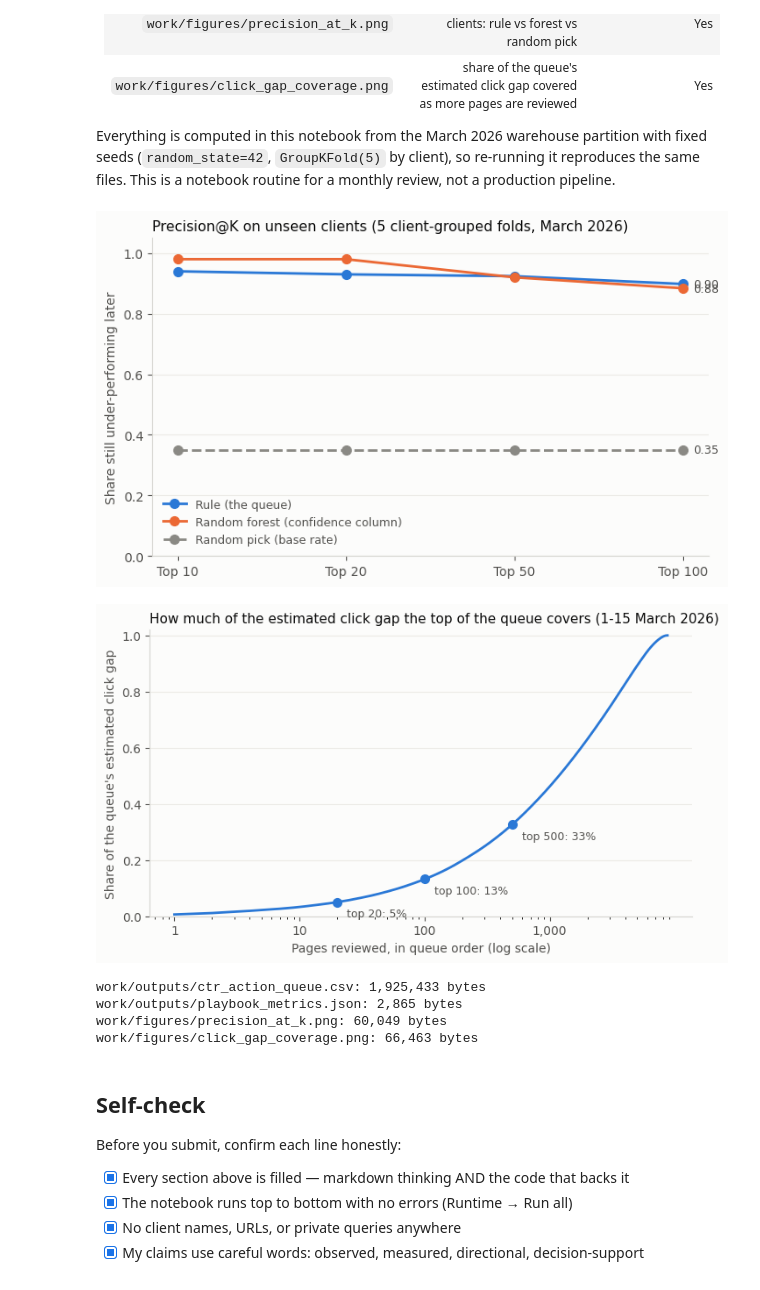
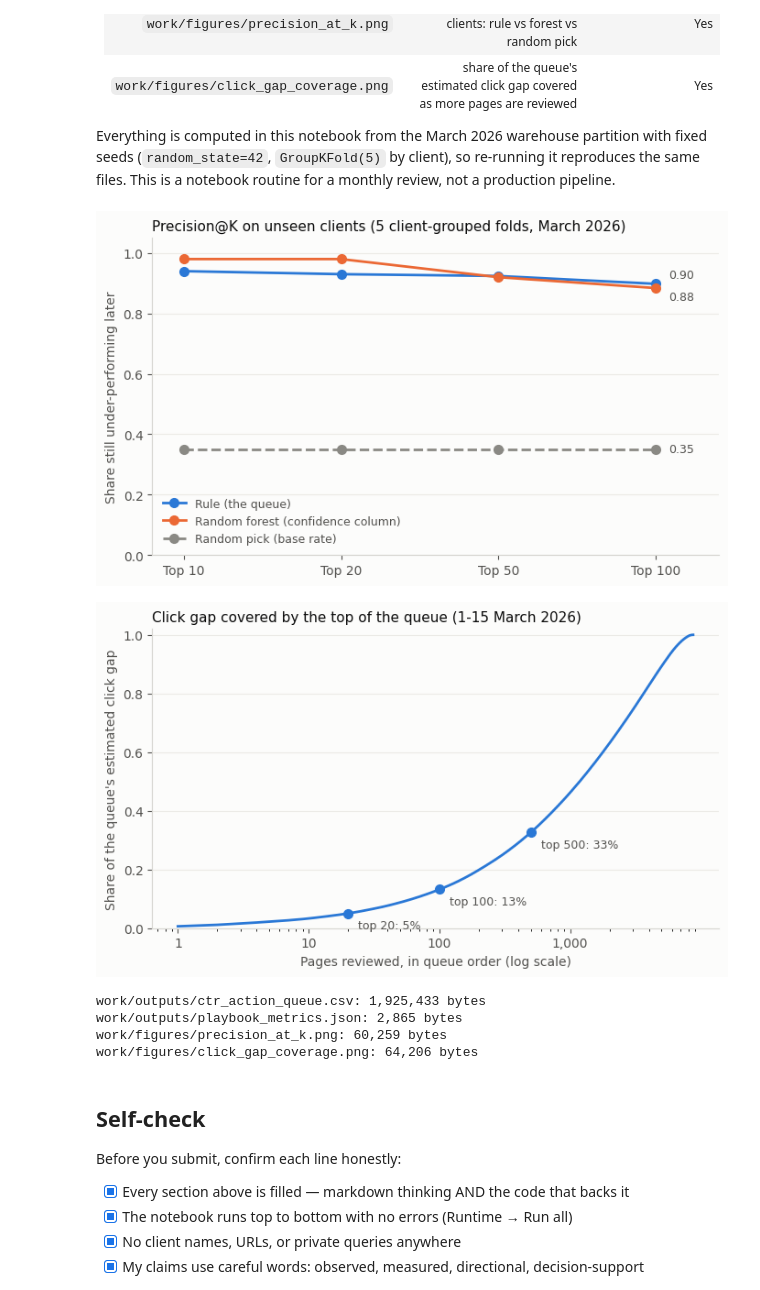
Before and after one commit to jjcodes999/flyrank-ml-repo, a Jupyter notebook: work/notebooks/w07_action_playbook.ipynb, the cells around one changed output. Cells and saved outputs as stored; diff of their text form; code cells hidden in the pictures.

```diff
--- a/work/notebooks/w07_action_playbook.ipynb
+++ b/work/notebooks/w07_action_playbook.ipynb
@@ -457,44 +457,49 @@ def style(ax):
     for s in ["top", "right"]: ax.spines[s].set_visible(False)
     for s in ["left", "bottom"]: ax.spines[s].set_color("#d6d5d0")
     ax.tick_params(colors=INK2); ax.grid(axis="y", color="#ebeae6", linewidth=0.8); ax.set_axisbelow(True)
 
-# Figure 1: Precision@K - rule vs forest vs random pick
+# Figure 1: Precision@K - rule vs forest vs random pick (end labels nudged apart when they are close)
 fig, ax = plt.subplots(figsize=(7, 4.2), facecolor=SURFACE); style(ax)
 x = list(range(len(KS)))
-for name, color, ls in [("Rule (the queue)", BLUE, "-"), ("Random forest (confidence column)", ORANGE, "-"), ("Random pick (base rate)", GRAY, "--")]:
+series = [("Rule (the queue)", BLUE, "-"), ("Random forest (confidence column)", ORANGE, "-"), ("Random pick (base rate)", GRAY, "--")]
+last = {name: pk.loc[name, f"P@{KS[-1]}"] for name, _, _ in series}
+order = sorted(last, key=last.get, reverse=True)
+for name, color, ls in series:
     vals = [pk.loc[name, f"P@{k}"] for k in KS]
     ax.plot(x, vals, ls, color=color, linewidth=2, marker="o", markersize=7, label=name)
-    ax.annotate(f"{vals[-1]:.2f}", (x[-1], vals[-1]), xytext=(8, 0), textcoords="offset points", va="center", color=INK2, fontsize=9)
-ax.set_xticks(x, [f"Top {k}" for k in KS]); ax.set_ylim(0, 1.05); ax.set_ylabel("Share still under-performing later", color=INK2)
+    dy = {0: 7, 1: -7}.get(order.index(name), 0) if abs(last[order[0]] - last[order[1]]) < 0.05 else 0
+    ax.annotate(f"{vals[-1]:.2f}", (x[-1], vals[-1]), xytext=(10, dy), textcoords="offset points", va="center", color=INK2, fontsize=9)
+ax.set_xticks(x, [f"Top {k}" for k in KS]); ax.set_ylim(0, 1.05); ax.set_xlim(-0.2, len(KS) - 0.6)
+ax.set_ylabel("Share still under-performing later", color=INK2)
 ax.set_title("Precision@K on unseen clients (5 client-grouped folds, March 2026)", color=INK, fontsize=11, loc="left")
 ax.legend(frameon=False, loc="lower left", fontsize=9, labelcolor=INK2)
 fig.tight_layout(); fig.savefig("work/figures/precision_at_k.png", dpi=150); plt.show()
 
 # Figure 2: estimated click gap covered as more pages are reviewed
 cum = queue["score"].cumsum() / total_gap
 fig, ax = plt.subplots(figsize=(7, 4.2), facecolor=SURFACE); style(ax)
 ax.plot(queue["rank"], cum, color=BLUE, linewidth=2)
 for n in [20, 100, 500]:
     if n <= len(queue):
         ax.plot(n, cum.iloc[n - 1], "o", color=BLUE, markersize=7)
         ax.annotate(f"top {n}: {cum.iloc[n - 1]:.0%}", (n, cum.iloc[n - 1]), xytext=(8, -12), textcoords="offset points", color=INK2, fontsize=9)
 ax.set_xscale("log"); ax.set_ylim(0, 1.02)
 ticks = [t for t in [1, 10, 100, 1000, 10000] if t <= len(queue)]
 ax.set_xticks(ticks, [f"{t:,}" for t in ticks])
 ax.set_xlabel("Pages reviewed, in queue order (log scale)", color=INK2); ax.set_ylabel("Share of the queue's estimated click gap", color=INK2)
-ax.set_title("How much of the estimated click gap the top of the queue covers (1-15 March 2026)", color=INK, fontsize=11, loc="left")
+ax.set_title("Click gap covered by the top of the queue (1-15 March 2026)", color=INK, fontsize=11, loc="left")
 fig.tight_layout(); fig.savefig("work/figures/click_gap_coverage.png", dpi=150); plt.show()
 
 for p in ["work/outputs/ctr_action_queue.csv", "work/outputs/playbook_metrics.json",
           "work/figures/precision_at_k.png", "work/figures/click_gap_coverage.png"]:
     print(f"{p}: {os.path.getsize(p):,} bytes")
 # %% [output]
-[figure, old version]
+[figure, new version]
-[figure, old version]
+[figure, new version]
 work/outputs/ctr_action_queue.csv: 1,925,433 bytes
 work/outputs/playbook_metrics.json: 2,865 bytes
-work/figures/precision_at_k.png: 60,049 bytes
-work/figures/click_gap_coverage.png: 66,463 bytes
+work/figures/precision_at_k.png: 60,259 bytes
+work/figures/click_gap_coverage.png: 64,206 bytes
 # %% [markdown]
 ## Self-check
 
```
